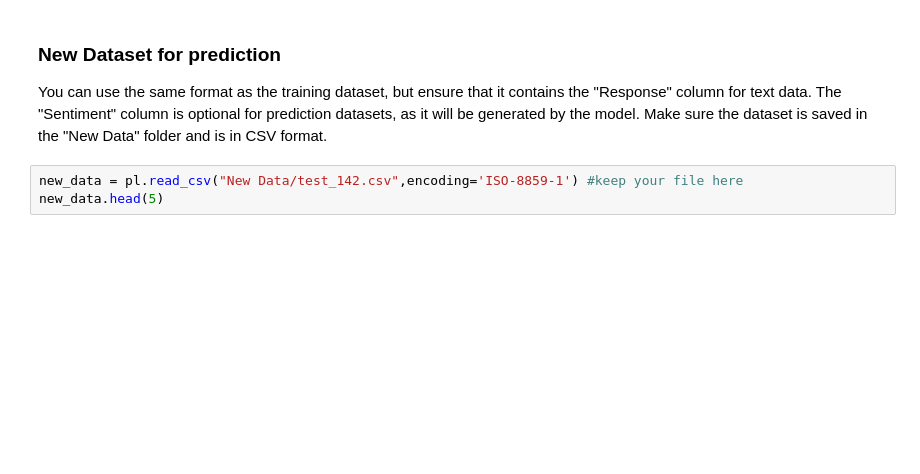
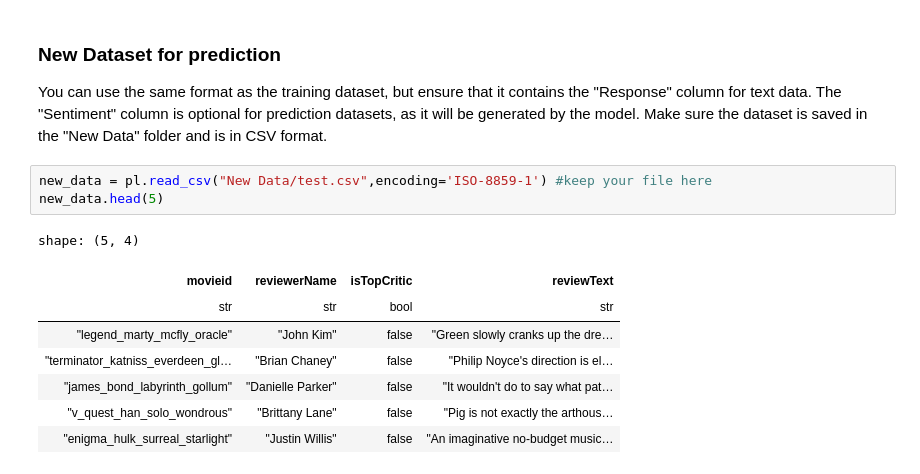
Before and after one commit to AlabhyaMe/Sentiments-Analysis, a Jupyter notebook: Sentimental Analysis Main File.ipynb, the cells around one changed output. Drawn from its saved outputs; the diff is of its cells as text; blank space fills up the shorter version.

```diff
--- a/Sentimental Analysis Main File.ipynb
+++ b/Sentimental Analysis Main File.ipynb
@@ -164,5 +165,14 @@ Accuracy:  0.797945205479452
 You can use the same format as the training dataset, but ensure that it contains the "Response" column for text data. The "Sentiment" column is optional for prediction datasets, as it will be generated by the model.
 Make sure the dataset is saved in the "New Data" folder and is in CSV format.
 # %%
-new_data = pl.read_csv("New Data/test_142.csv",encoding='ISO-8859-1') #keep your file here
+new_data = pl.read_csv("New Data/test.csv",encoding='ISO-8859-1') #keep your file here
 new_data.head(5)
+# %% [output]
+shape: (5, 4)
+| movieid | reviewerName | isTopCritic | reviewText |
+| str | str | bool | str |
+| "legend_marty_mcfly_oracle" | "John Kim" | false | "Green slowly cranks up the dre… |
+| "terminator_katniss_everdeen_gl… | "Brian Chaney" | false | "Philip Noyce's direction is el… |
+| "james_bond_labyrinth_gollum" | "Danielle Parker" | false | "It wouldn't do to say what pat… |
+| "v_quest_han_solo_wondrous" | "Brittany Lane" | false | "Pig is not exactly the arthous… |
+| "enigma_hulk_surreal_starlight" | "Justin Willis" | false | "An imaginative no-budget music… |
```
Also changed, not shown: parts of 12 cells of this notebook, 6 other files.
